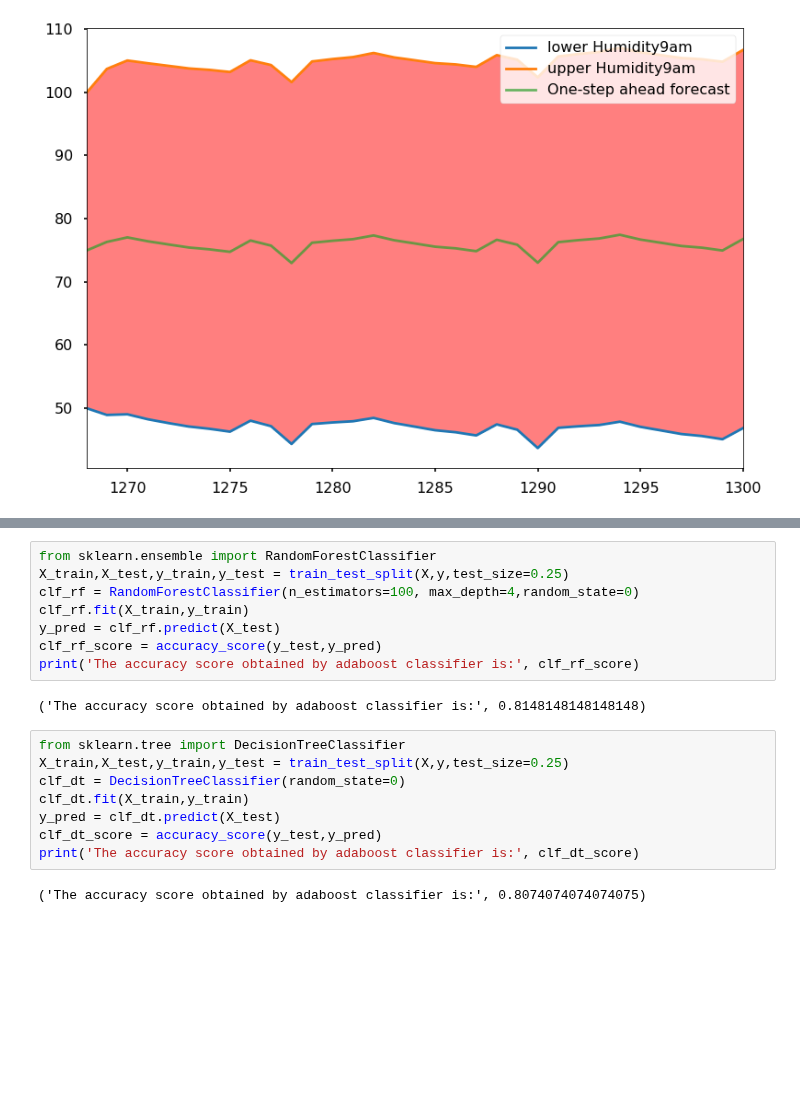
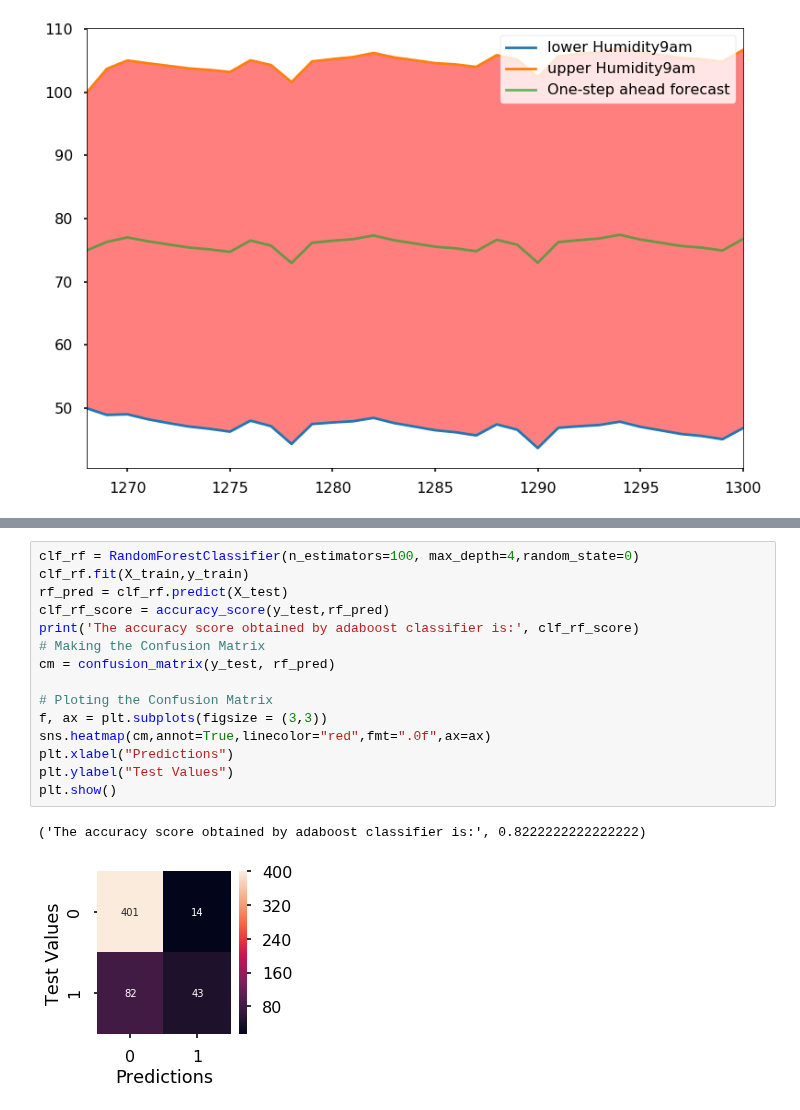
Before and after one commit to duguyihou/weatherForecast, a Jupyter notebook: Ass2.ipynb, the cells around one changed output, grey strips where cells are left out. Saved outputs shown, nothing was run; the diff lists cells and outputs as text; blank space fills up the shorter version.

```diff
--- a/Ass2.ipynb
+++ b/Ass2.ipynb
@@ -456,21 +517,19 @@ print('The accuracy score obtained by adaboost classifier is:', clf_logreg_score
 # %%
-from sklearn.ensemble import RandomForestClassifier
-X_train,X_test,y_train,y_test = train_test_split(X,y,test_size=0.25)
 clf_rf = RandomForestClassifier(n_estimators=100, max_depth=4,random_state=0)
 clf_rf.fit(X_train,y_train)
-y_pred = clf_rf.predict(X_test)
-clf_rf_score = accuracy_score(y_test,y_pred)
+rf_pred = clf_rf.predict(X_test)
+clf_rf_score = accuracy_score(y_test,rf_pred)
 print('The accuracy score obtained by adaboost classifier is:', clf_rf_score)
+# Making the Confusion Matrix
+cm = confusion_matrix(y_test, rf_pred)
+
+# Ploting the Confusion Matrix
+f, ax = plt.subplots(figsize = (3,3))
+sns.heatmap(cm,annot=True,linecolor="red",fmt=".0f",ax=ax)
+plt.xlabel("Predictions")
+plt.ylabel("Test Values")
+plt.show()
 # %% [output]
-('The accuracy score obtained by adaboost classifier is:', 0.8148148148148148)
+('The accuracy score obtained by adaboost classifier is:', 0.8222222222222222)
+[figure, added]
-# %%
-from sklearn.tree import DecisionTreeClassifier
-X_train,X_test,y_train,y_test = train_test_split(X,y,test_size=0.25)
-clf_dt = DecisionTreeClassifier(random_state=0)
-clf_dt.fit(X_train,y_train)
-y_pred = clf_dt.predict(X_test)
-clf_dt_score = accuracy_score(y_test,y_pred)
-print('The accuracy score obtained by adaboost classifier is:', clf_dt_score)
-# %% [output]
-('The accuracy score obtained by adaboost classifier is:', 0.8074074074074075)
 # %%
```
Also changed, not shown: parts of 16 cells of this notebook.
